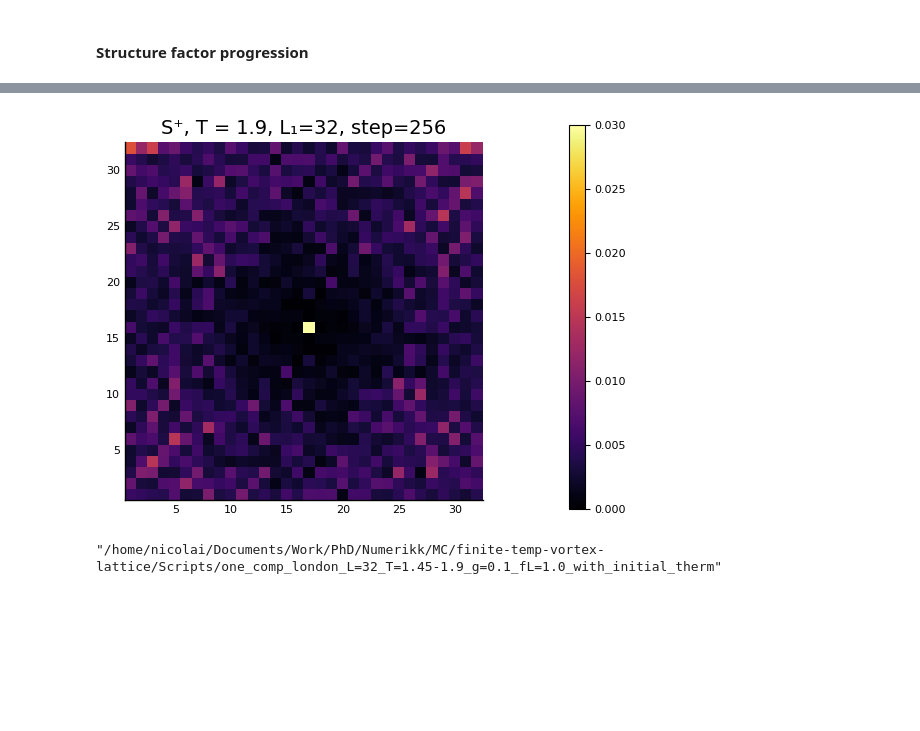
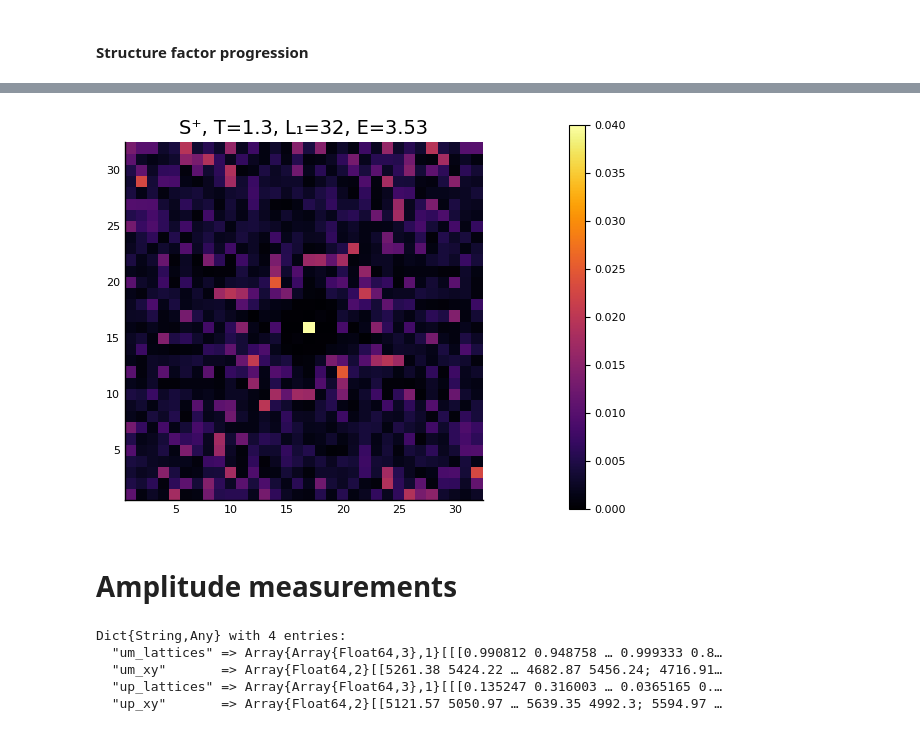
Before and after one commit to 9cco/finite-temp-vortex-lattice, a Jupyter notebook: Notebooks/Script postprocessing - Grid paralellization.ipynb, the cells around one changed output, grey strips where cells are left out. Cells and saved outputs as stored; diff of their text form; code cells hidden in the pictures; blank space fills up the shorter version.

```diff
--- a/Notebooks/Script postprocessing - Grid paralellization.ipynb
+++ b/Notebooks/Script postprocessing - Grid paralellization.ipynb
@@ -215,5 +218,6 @@ removeMiddle (generic function with 1 method)
 # Finding if there is correct normalization
 S⁺_avg = mean(S⁺_by_T[rand(1:N_T)]);
 println(maximum(S⁺_avg))
-heatmap(removeMiddle(S⁺_avg); aspect_ratio=1.0, clims=(0,0.03))
+clim_max = 0.04
+heatmap(kx, ky, removeMiddle(S⁺_avg); aspect_ratio=1.0, clims=(0,clim_max))
 # %% [output]
@@ -286,23 +335,29 @@ end
 # %%
 mkcd("S+_progress")
 for k = 1:N_T
     T = round(temps[k]; digits=2)
     mkcd("T=$(T)")
     S⁺_steps = S⁺_col_by_T[k]
     steps = length(S⁺_steps)
 
     for s = 1:steps
         S⁺_step = S⁺_steps[s]
-        plt = heatmap(S⁺_step; aspect_ratio=1.0, title="S⁺, T = $(T), L₁=$(L₁), step=$(s)", clims=(0, 0.03))
-        savefig(plt, "S⁺_step=$(s)_T=$(round(temp_col_matrix[s, k]; digits=2))_E=$(round(E_col_matrix[(s-1)*M_pr_step+1]; digits=2))")
+        plt = heatmap(S⁺_step; aspect_ratio=1.0, clims=(0, clim_max), title="S⁺, T=$(round(temp_col_matrix[s, k]; digits=2)), L₁=$(L₁), E=$(round(E_col_matrix[(s-1)*M_pr_step+1]; digits=2))")
+        savefig(plt, "step=$(lpad(s,4,'0')).png")
     end
 
     cd("../")
 end
 cd("../")
 # %% [output]
-[figure, old version]
+[figure, new version]
-# %%
-pwd()
-# %% [output]
-"/home/nicolai/Documents/Work/PhD/Numerikk/MC/finite-temp-vortex-lattice/Scripts/one_comp_london_L=32_T=1.45-1.9_g=0.1_fL=1.0_with_initial_therm"
+# %% [markdown]
+# Amplitude measurements
+# %%
+amplitude_di = JLD.load("amplitudes.jld")
+# %% [output]
+Dict{String,Any} with 4 entries:
+  "um_lattices" => Array{Array{Float64,3},1}[[[0.990812 0.948758 … 0.999333 0.8…
+  "um_xy"       => Array{Float64,2}[[5261.38 5424.22 … 4682.87 5456.24; 4716.91…
+  "up_lattices" => Array{Array{Float64,3},1}[[[0.135247 0.316003 … 0.0365165 0.…
+  "up_xy"       => Array{Float64,2}[[5121.57 5050.97 … 5639.35 4992.3; 5594.97 …
```
Also changed, not shown: parts of 30 cells of this notebook.
